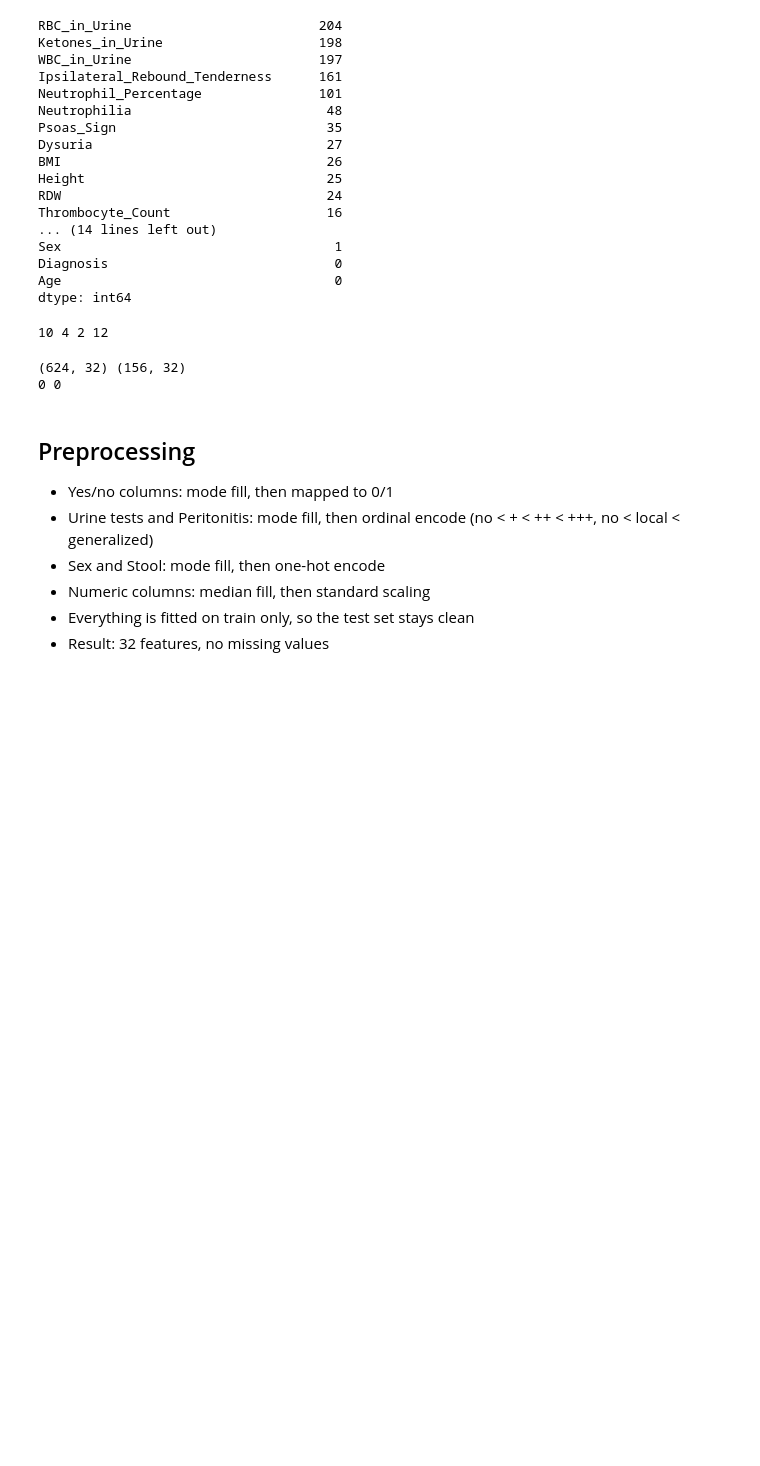
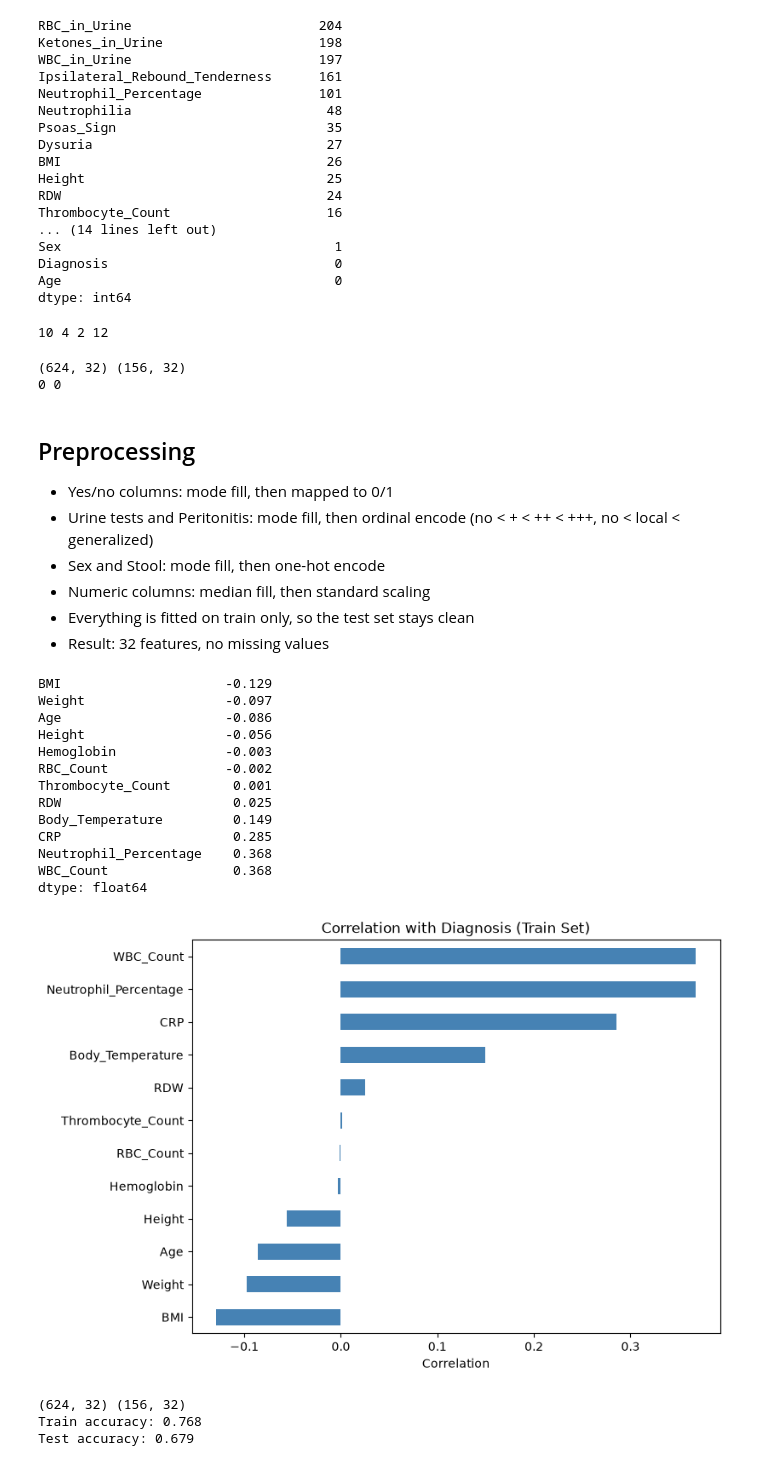
Before and after one commit to Mil9nn/pediatric-appendicitis, a Jupyter notebook: main.ipynb, the cells around one changed output. Cells and saved outputs as stored; diff of their text form; code cells hidden in the pictures; blank space fills up the shorter version.

```diff
--- a/main.ipynb
+++ b/main.ipynb
@@ -389,3 +390,47 @@ print(np.isnan(X_train_p).sum(), np.isnan(X_test_p).sum())
 - Numeric columns: median fill, then standard scaling
 - Everything is fitted on train only, so the test set stays clean
 - Result: 32 features, no missing values
+# %%
+# correlation of each numeric feature with the 0/1 diagnosis
+corr_target = X_train[num_cols].corrwith(y_train).sort_values()
+print(corr_target.round(3))
+
+# horizontal bar plot, sorted from most negative to most positive
+corr_target.plot(kind="barh", figsize=(8, 6), color="steelblue")
+plt.title("Correlation with Diagnosis (Train Set)")
+plt.xlabel("Correlation")
+plt.show()
+# %% [output]
+BMI                     -0.129
+Weight                  -0.097
+Age                     -0.086
+Height                  -0.056
+Hemoglobin              -0.003
+RBC_Count               -0.002
+Thrombocyte_Count        0.001
+RDW                      0.025
+Body_Temperature         0.149
+CRP                      0.285
+Neutrophil_Percentage    0.368
+WBC_Count                0.368
+dtype: float64
+[figure, added]
+# %%
+from sklearn.linear_model import LogisticRegression
+
+# learn imputation, encoding and scaling from train, then apply to both sets
+X_train_p = preprocessor.fit_transform(X_train)
+X_test_p = preprocessor.transform(X_test)
+print(X_train_p.shape, X_test_p.shape)
+
+# create and train a baseline logistic regression model
+log_reg = LogisticRegression(max_iter=1000)
+log_reg.fit(X_train_p, y_train)
+
+# compare train and test accuracy to check for overfitting
+print("Train accuracy:", round(log_reg.score(X_train_p, y_train), 3))
+print("Test accuracy:", round(log_reg.score(X_test_p, y_test), 3))
+# %% [output]
+(624, 32) (156, 32)
+Train accuracy: 0.768
+Test accuracy: 0.679
```
Also changed, not shown: parts of 3 cells of this notebook.
